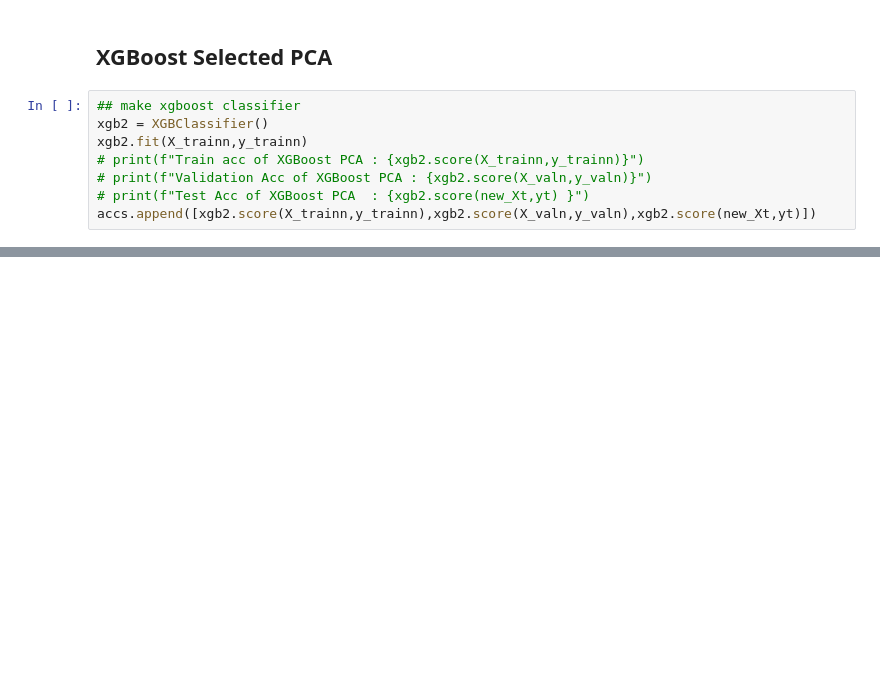
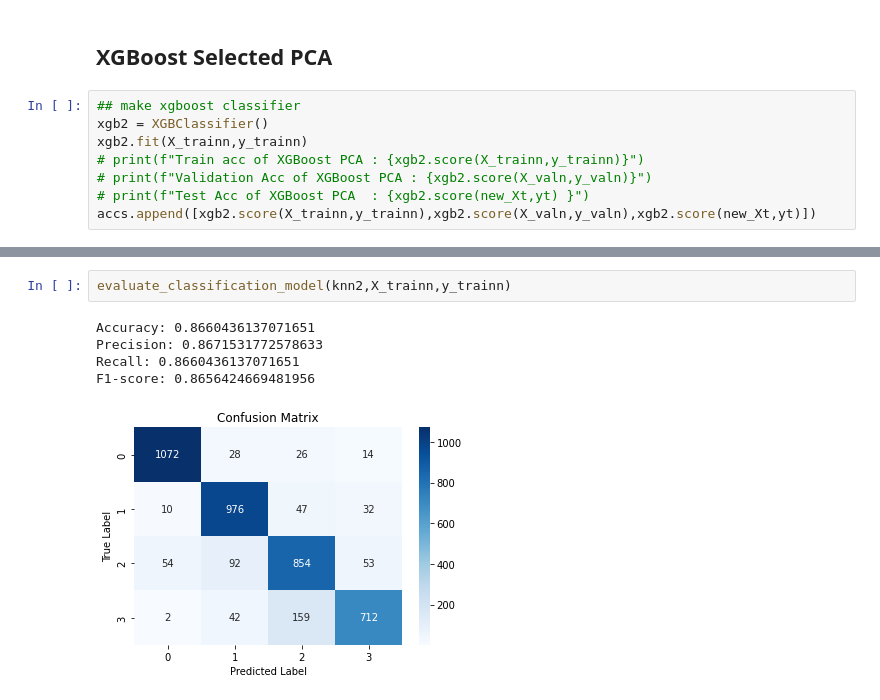
Before and after one commit to YousrHejy/Brain-Tumor-Detection-using-ML, a Jupyter notebook: Final Notebook/Models.ipynb, the cells around one changed output, grey strips where cells are left out. Saved outputs shown, nothing was run; the diff lists cells and outputs as text; blank space fills up the shorter version.

```diff
--- a/Final Notebook/Models.ipynb
+++ b/Final Notebook/Models.ipynb
@@ -360,0 +407,8 @@ Xgbost PCA|1.0  | 0.91| 0.86
+# %%
+evaluate_classification_model(knn2,X_trainn,y_trainn)
+# %% [output]
+Accuracy: 0.8660436137071651
+Precision: 0.8671531772578633
+Recall: 0.8660436137071651
+F1-score: 0.8656424669481956
+[figure, added]
```
Also changed, not shown: parts of 9 cells of this notebook, 1 other file.
